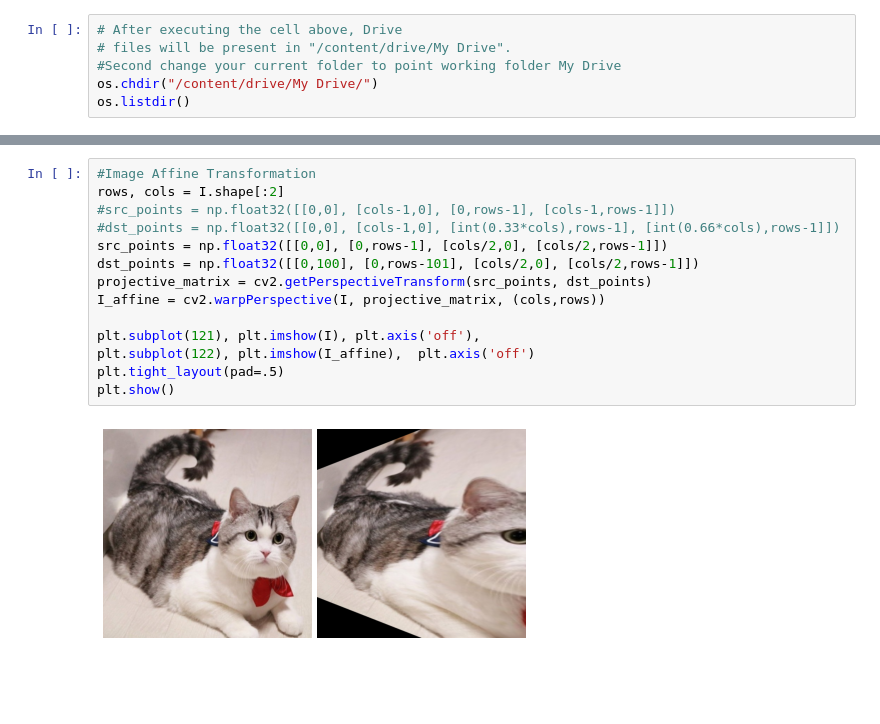
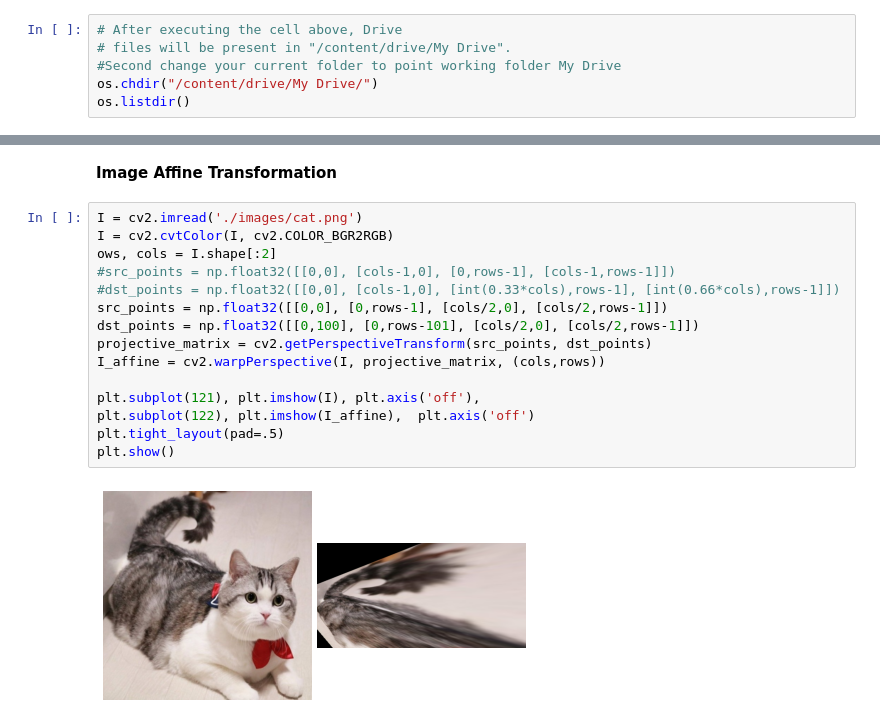
Before and after one commit to myconcordia/COMP478, a Jupyter notebook: Tutorial2COMP478.ipynb, the cells around one changed output, grey strips where cells are left out. Saved outputs shown, nothing was run; the diff lists cells and outputs as text; blank space fills up the shorter version.

```diff
--- a/Tutorial2COMP478.ipynb
+++ b/Tutorial2COMP478.ipynb
@@ -143,16 +206,19 @@ plt.show()
+# %% [markdown]
+**Image Affine Transformation**
 # %%
-#Image Affine Transformation
-rows, cols = I.shape[:2]
+I = cv2.imread('./images/cat.png')
+I = cv2.cvtColor(I, cv2.COLOR_BGR2RGB)
+ows, cols = I.shape[:2]
 #src_points = np.float32([[0,0], [cols-1,0], [0,rows-1], [cols-1,rows-1]])
 #dst_points = np.float32([[0,0], [cols-1,0], [int(0.33*cols),rows-1], [int(0.66*cols),rows-1]])
 src_points = np.float32([[0,0], [0,rows-1], [cols/2,0], [cols/2,rows-1]])
 dst_points = np.float32([[0,100], [0,rows-101], [cols/2,0], [cols/2,rows-1]])
 projective_matrix = cv2.getPerspectiveTransform(src_points, dst_points)
 I_affine = cv2.warpPerspective(I, projective_matrix, (cols,rows))
 
 plt.subplot(121), plt.imshow(I), plt.axis('off'),
 plt.subplot(122), plt.imshow(I_affine),  plt.axis('off')
 plt.tight_layout(pad=.5)
 plt.show()
 # %% [output]
-[figure, old version]
+[figure, new version]
```
Also changed, not shown: parts of 26 cells of this notebook.
